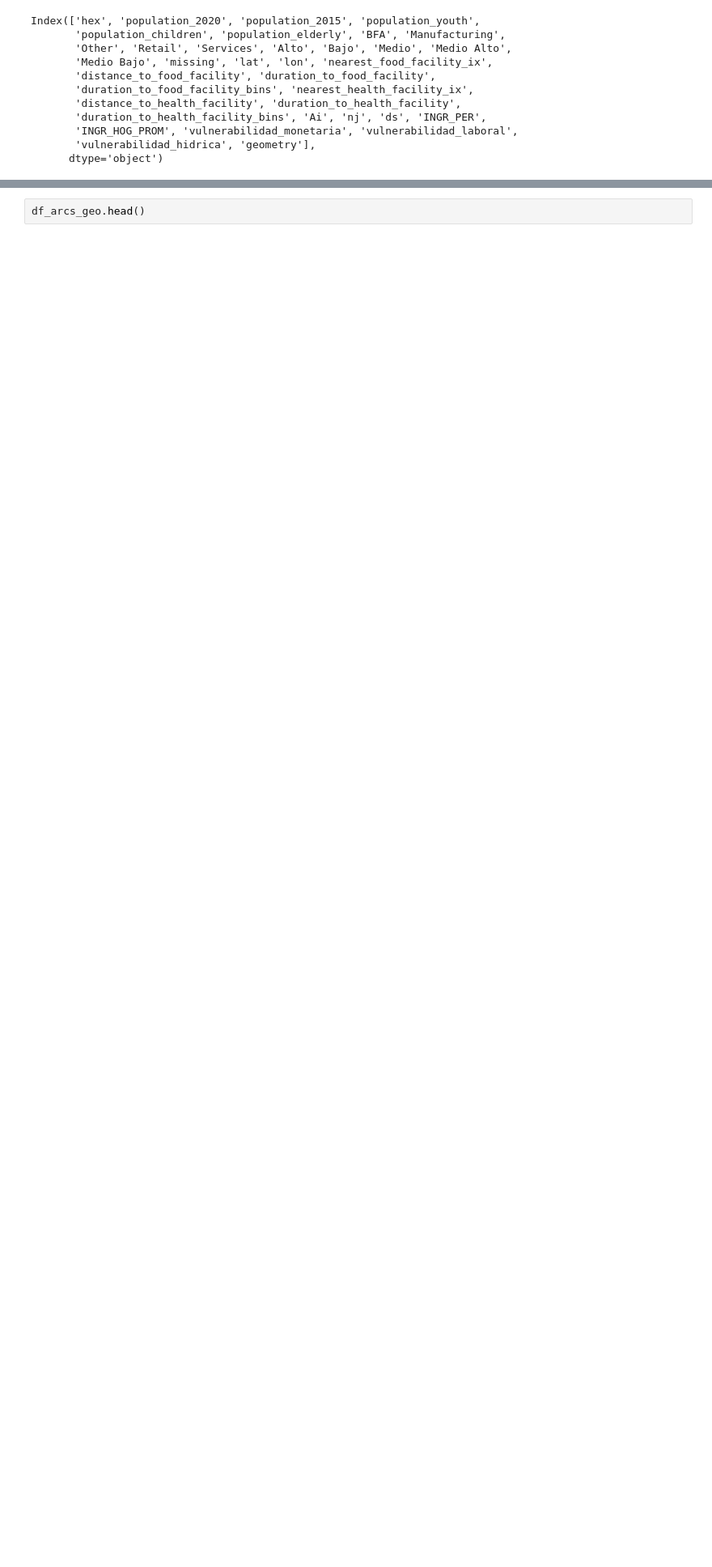
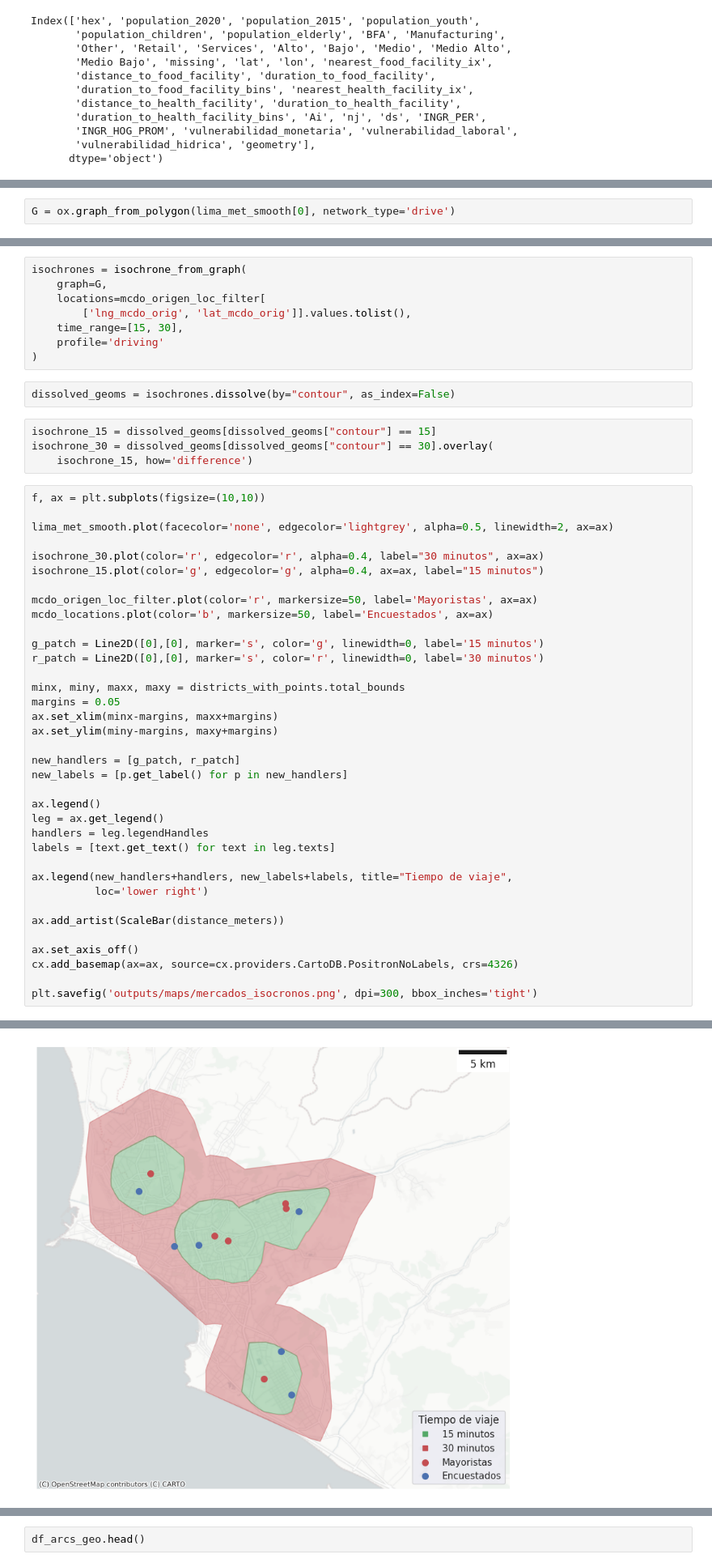
Before and after one commit to Claudio9701/mercadosCIP, a Jupyter notebook: EDA.ipynb, the cells around one changed output, grey strips where cells are left out. Shown at 81% size. Drawn from its saved outputs; the diff is of its cells as text; blank space fills up the shorter version.

Commit message:
make pop, sel and travel_times maps

```diff
--- a/EDA.ipynb
+++ b/EDA.ipynb
@@ -582,0 +660,2 @@ Index(['hex', 'population_2020', 'population_2015', 'population_youth',
+# %%
+G = ox.graph_from_polygon(lima_met_smooth[0], network_type='drive')
@@ -582,0 +720,51 @@ Index(['hex', 'population_2020', 'population_2015', 'population_youth',
+# %%
+isochrones = isochrone_from_graph(
+    graph=G,
+    locations=mcdo_origen_loc_filter[
+        ['lng_mcdo_orig', 'lat_mcdo_orig']].values.tolist(),
+    time_range=[15, 30],
+    profile='driving'
+)
+# %%
+dissolved_geoms = isochrones.dissolve(by="contour", as_index=False)
+# %%
+isochrone_15 = dissolved_geoms[dissolved_geoms["contour"] == 15]
+isochrone_30 = dissolved_geoms[dissolved_geoms["contour"] == 30].overlay(
+    isochrone_15, how='difference')
+# %%
+f, ax = plt.subplots(figsize=(10,10))
+
+lima_met_smooth.plot(facecolor='none', edgecolor='lightgrey', alpha=0.5, linewidth=2, ax=ax)
+
+isochrone_30.plot(color='r', edgecolor='r', alpha=0.4, label="30 minutos", ax=ax)
+isochrone_15.plot(color='g', edgecolor='g', alpha=0.4, ax=ax, label="15 minutos")
+
+mcdo_origen_loc_filter.plot(color='r', markersize=50, label='Mayoristas', ax=ax)
+mcdo_locations.plot(color='b', markersize=50, label='Encuestados', ax=ax)
+
+g_patch = Line2D([0],[0], marker='s', color='g', linewidth=0, label='15 minutos')
+r_patch = Line2D([0],[0], marker='s', color='r', linewidth=0, label='30 minutos')
+
+minx, miny, maxx, maxy = districts_with_points.total_bounds
+margins = 0.05
+ax.set_xlim(minx-margins, maxx+margins)
+ax.set_ylim(miny-margins, maxy+margins)
+
+new_handlers = [g_patch, r_patch]
+new_labels = [p.get_label() for p in new_handlers]
+
+ax.legend()
+leg = ax.get_legend()
+handlers = leg.legendHandles
+labels = [text.get_text() for text in leg.texts]
+
+ax.legend(new_handlers+handlers, new_labels+labels, title="Tiempo de viaje",
+          loc='lower right')
+
+ax.add_artist(ScaleBar(distance_meters))
+
+ax.set_axis_off()
+cx.add_basemap(ax=ax, source=cx.providers.CartoDB.PositronNoLabels, crs=4326)
+
+plt.savefig('outputs/maps/mercados_isocronos.png', dpi=300, bbox_inches='tight')
+# %% [output]
@@ -583,3 +773,4 @@ Index(['hex', 'population_2020', 'population_2015', 'population_youth',
+[figure, added]
 # %%
 df_arcs_geo = (df_arcs
     .merge(
```
Also changed, not shown: parts of 7 cells of this notebook.
